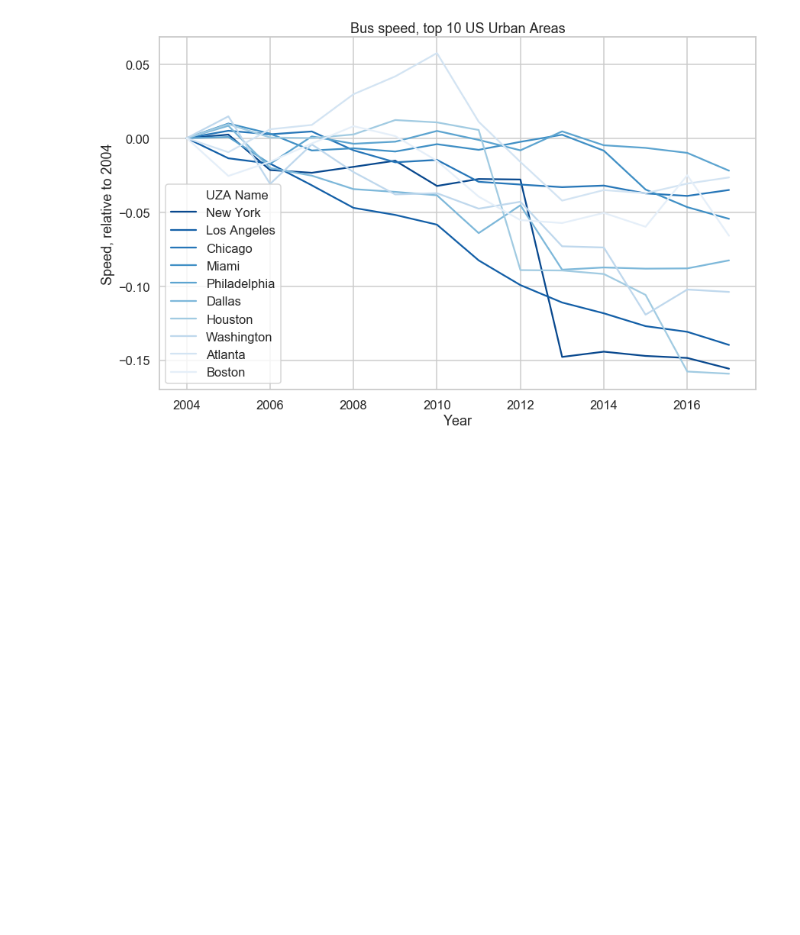
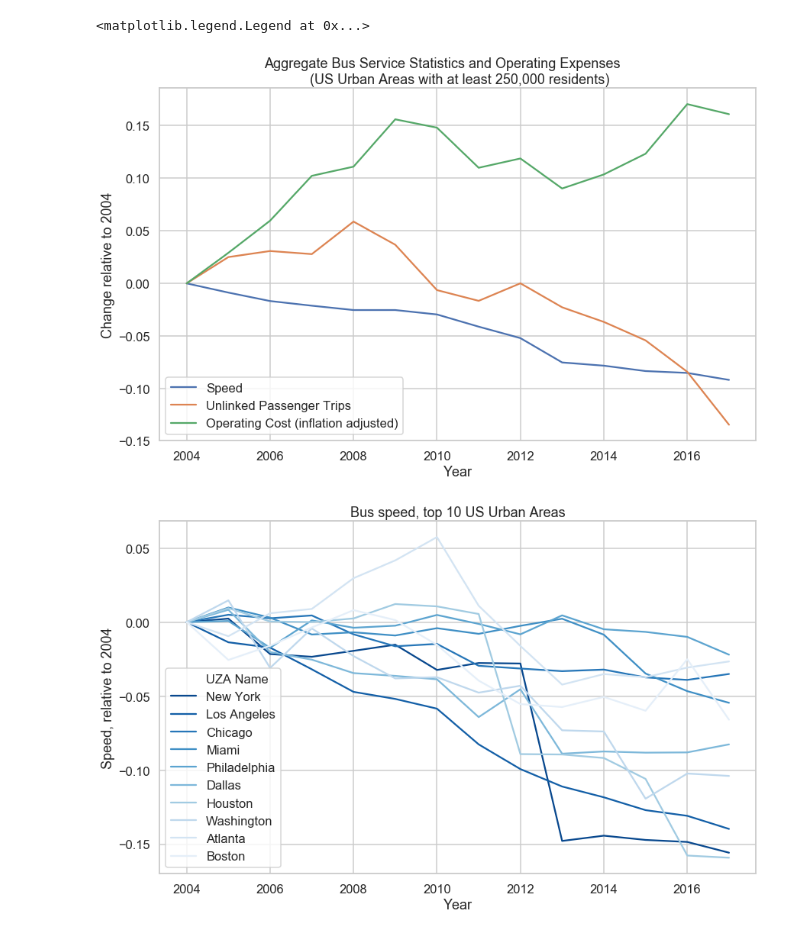
Before and after one commit to ansoncfit/bus-slowdown, a Jupyter notebook: BusSlowdown.ipynb, the cells around one changed output. Drawn from its saved outputs; the diff is of its cells as text; code cells hidden in the pictures; blank space fills up the shorter version.

```diff
--- a/BusSlowdown.ipynb
+++ b/BusSlowdown.ipynb
@@ -131,3 +140,25 @@ ax.legend(loc='upper left')
+# %%
+# Chart for aggregate measures (effectively weighted by service, so large agencies have outsize influence)
+speed_agg = (((vrm.groupby('Year').sum() / vrh.groupby('Year').sum()) / \
+    (vrm.groupby('Year').sum() / vrh.groupby('Year').sum()).loc['2004']) - 1).reset_index('Year')
+speed_agg['Year'] = speed_agg['Year'].apply(int)
+
+upt_agg = (upt.groupby('Year').sum() / upt.groupby('Year').sum().loc['2004'] - 1).reset_index('Year')
+upt_agg['Year'] = upt_agg['Year'].apply(int)
+
+opex_agg = (opex.groupby('Year').sum() / opex.groupby('Year').sum().loc['2004'] - 1).reset_index('Year')
+opex_agg['Year'] = opex_agg['Year'].apply(int)
+
+ax_agg = sns.lineplot(x='Year', y='stat', label='Speed', data=speed_agg)
+ax_agg = sns.lineplot(x='Year', y='stat',  label='Unlinked Passenger Trips',data=upt_agg)
+ax_agg = sns.lineplot(x='Year', y='stat', label='Operating Cost (inflation adjusted)', data=opex_agg)
+ax_agg.set(ylabel='Change relative to 2004', title='Aggregate Bus Service Statistics and Operating Expenses \
+       \n (US Urban Areas with at least 250,000 residents)')
+
+ax_agg.legend(loc='lower left')
+# %% [output]
+<matplotlib.legend.Legend at 0x...>
+[figure, added]
 # %%
 # Plot speed
 ax_speed = sns.lineplot(x='Year', y='stat', hue='UZA Name', data=speed.head(140), palette='Blues_r') \
```
Also changed, not shown: parts of 3 cells of this notebook.
